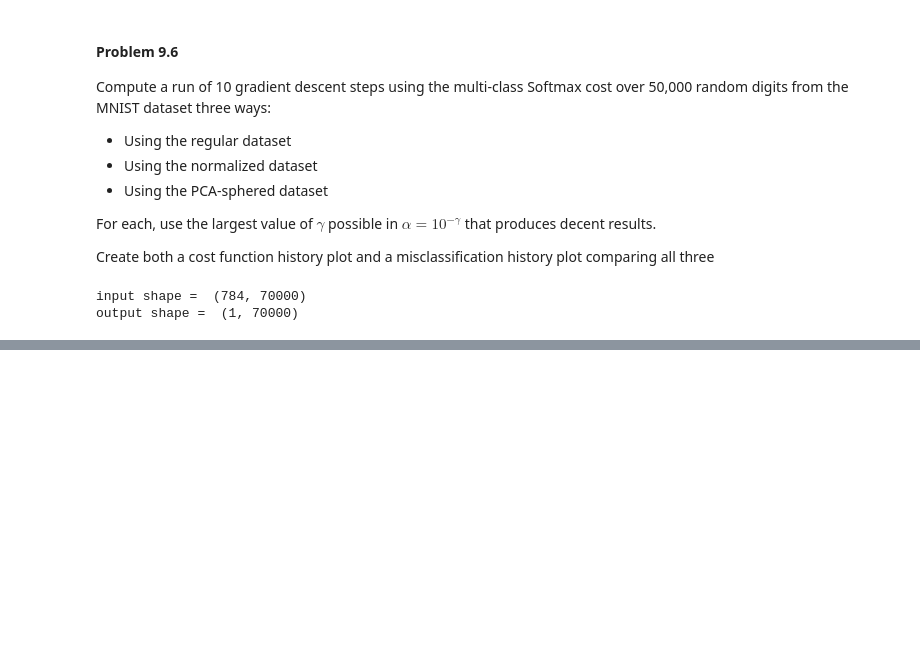
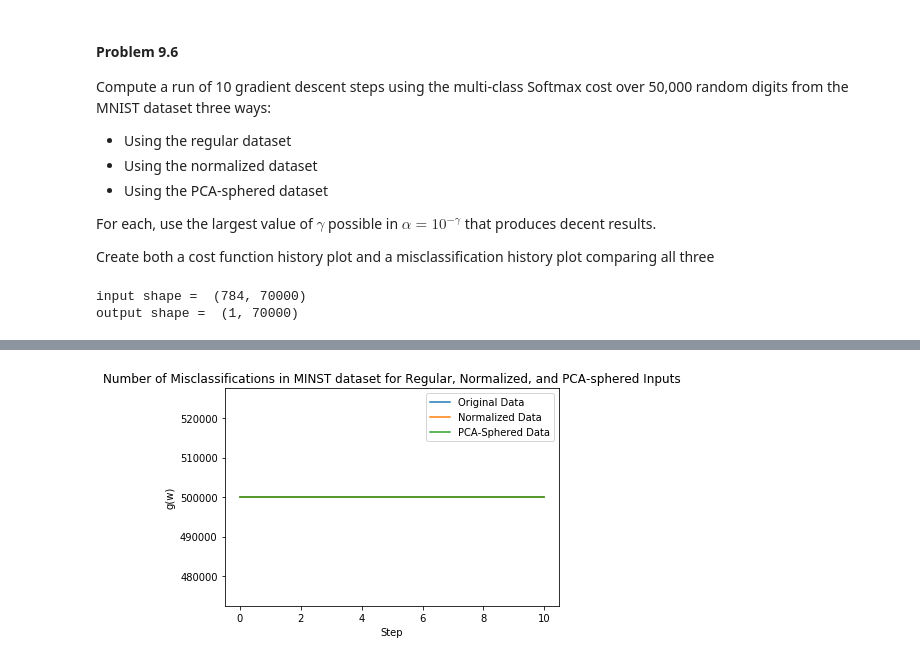
Before and after one commit to chrisxmiller/class1819, a Jupyter notebook: 18FA_EECS495_MLOPT/HW3/Chapter 9 Assignments.ipynb, the cells around one changed output, grey strips where cells are left out. Saved outputs shown, nothing was run; the diff lists cells and outputs as text; code cells hidden in the pictures; blank space fills up the shorter version.

```diff
--- a/18FA_EECS495_MLOPT/HW3/Chapter 9 Assignments.ipynb
+++ b/18FA_EECS495_MLOPT/HW3/Chapter 9 Assignments.ipynb
@@ -326,0 +326,12 @@ plt.show()
+# %%
+#Plot that data
+plt.plot(list(range(0,len(mc1),1)), mc1)
+plt.plot(list(range(0,len(mc2),1)), mc2)
+plt.plot(list(range(0,len(mc3),1)), mc3)
+plt.xlabel('Step')
+plt.ylabel('g(w)')
+plt.legend(['Original Data', 'Normalized Data', 'PCA-Sphered Data'])
+plt.title('Number of Misclassifications in MINST dataset for Regular, Normalized, and PCA-sphered Inputs')
+plt.show()
+# %% [output]
+[figure, added]
```
Also changed, not shown: parts of 5 cells of this notebook, 1 other file.
